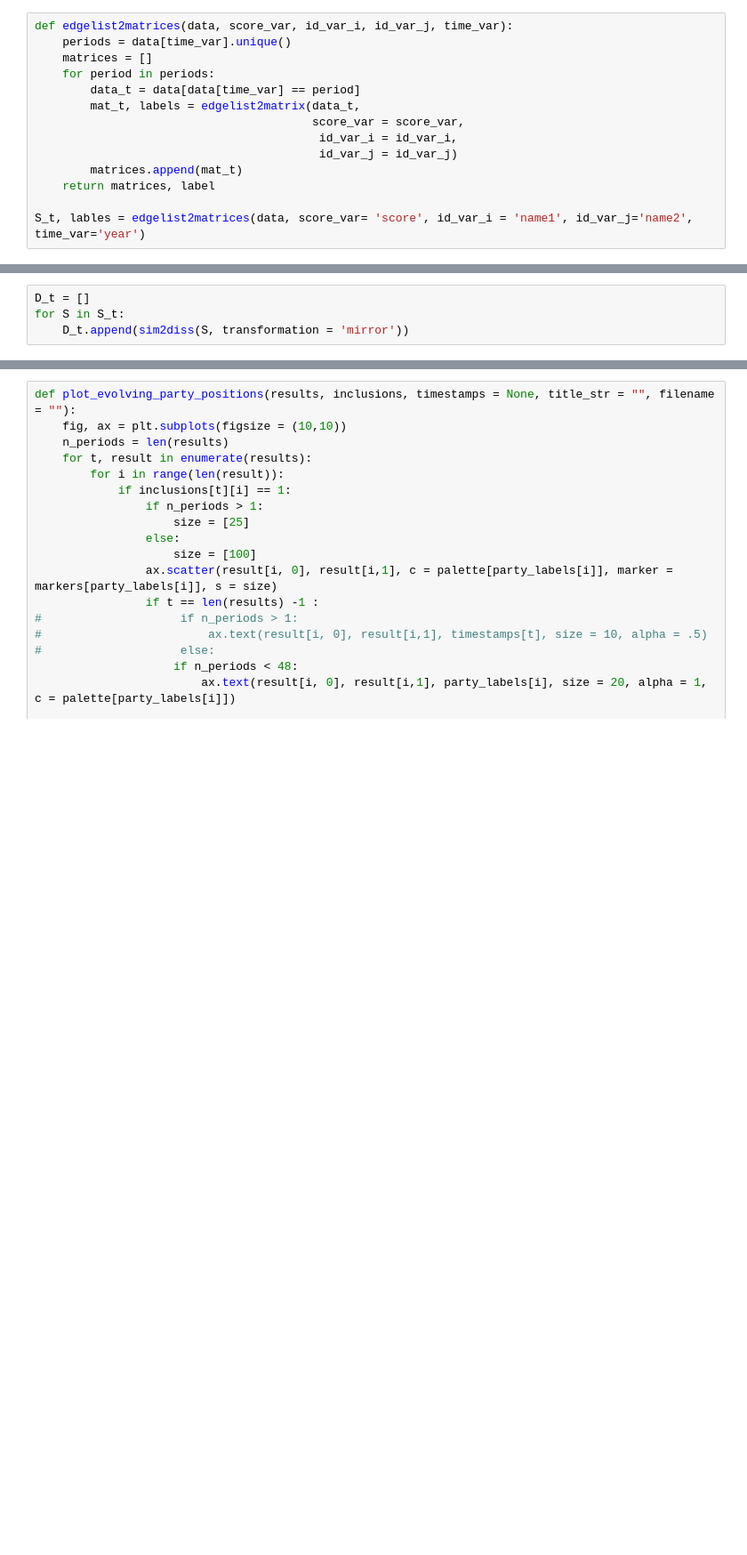
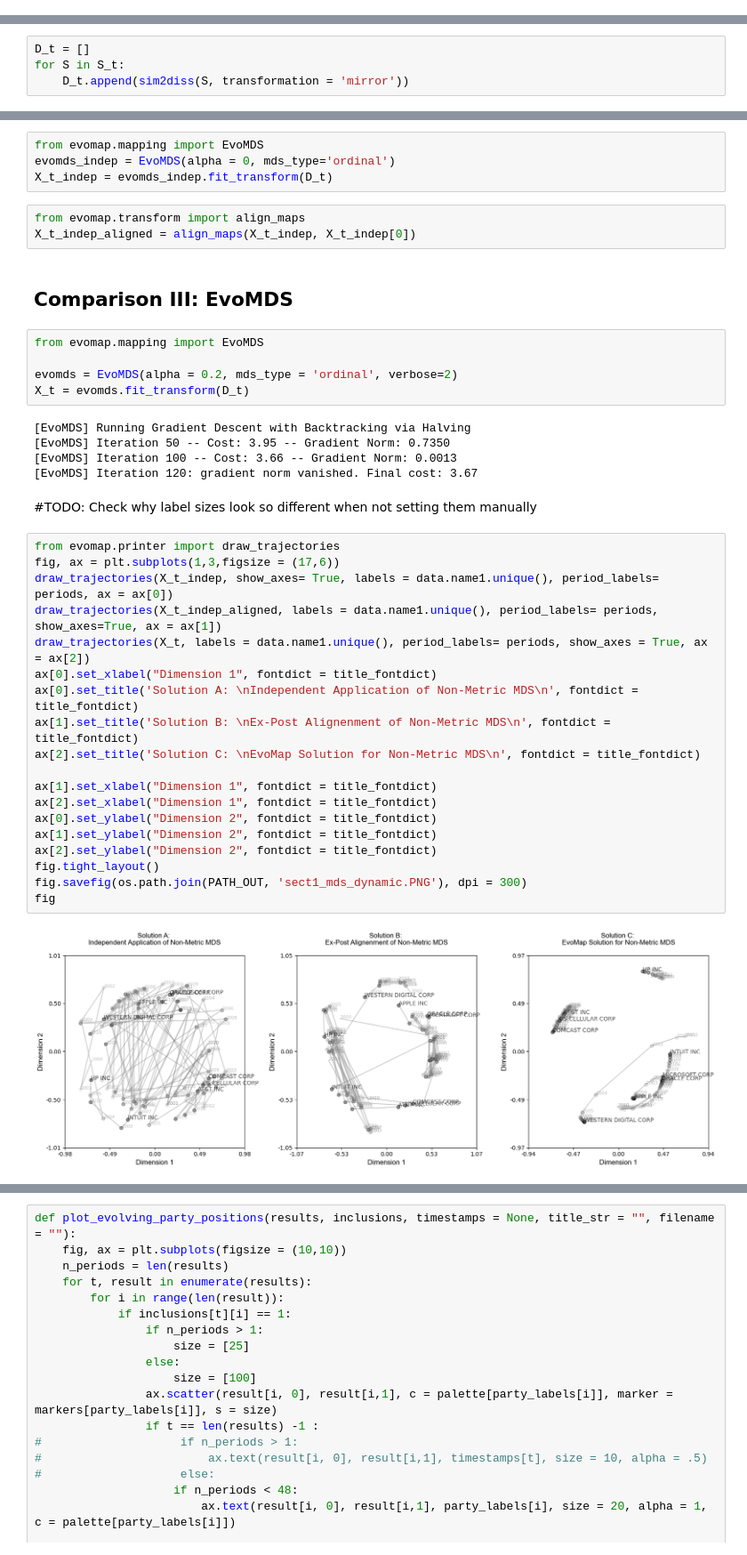
Before and after one commit to mpmatthe/evomap-JSS, a Jupyter notebook: src/evomap-demo.ipynb, the cells around one changed output, grey strips where cells are left out. Shown at 89% size. Saved outputs shown, nothing was run; the diff lists cells and outputs as text; blank space fills up the shorter version.

```diff
--- a/src/evomap-demo.ipynb
+++ b/src/evomap-demo.ipynb
@@ -201,14 +187,0 @@ matrix, label = edgelist2matrix(data, score_var= 'score', id_var_i= 'name1', id_
-# %%
-def edgelist2matrices(data, score_var, id_var_i, id_var_j, time_var):
-    periods = data[time_var].unique()
-    matrices = []
-    for period in periods:
-        data_t = data[data[time_var] == period]
-        mat_t, labels = edgelist2matrix(data_t,
-                                        score_var = score_var,
-                                         id_var_i = id_var_i,
-                                         id_var_j = id_var_j)
-        matrices.append(mat_t)
-    return matrices, label
-
-S_t, lables = edgelist2matrices(data, score_var= 'score', id_var_i = 'name1', id_var_j='name2', time_var='year')
@@ -1231,0 +225,42 @@ fig
+# %%
+from evomap.mapping import EvoMDS
+evomds_indep = EvoMDS(alpha = 0, mds_type='ordinal')
+X_t_indep = evomds_indep.fit_transform(D_t)
+# %%
+from evomap.transform import align_maps
+X_t_indep_aligned = align_maps(X_t_indep, X_t_indep[0])
+# %% [markdown]
+## Comparison III: EvoMDS
+# %%
+from evomap.mapping import EvoMDS
+
+evomds = EvoMDS(alpha = 0.2, mds_type = 'ordinal', verbose=2)
+X_t = evomds.fit_transform(D_t)
+# %% [output]
+[EvoMDS] Running Gradient Descent with Backtracking via Halving
+[EvoMDS] Iteration 50 -- Cost: 3.95 -- Gradient Norm: 0.7350
+[EvoMDS] Iteration 100 -- Cost: 3.66 -- Gradient Norm: 0.0013
+[EvoMDS] Iteration 120: gradient norm vanished. Final cost: 3.67
+# %% [markdown]
+ #TODO: Check why label sizes look so different when not setting them manually
+# %%
+from evomap.printer import draw_trajectories
+fig, ax = plt.subplots(1,3,figsize = (17,6))
+draw_trajectories(X_t_indep, show_axes= True, labels = data.name1.unique(), period_labels= periods, ax = ax[0])
+draw_trajectories(X_t_indep_aligned, labels = data.name1.unique(), period_labels= periods, show_axes=True, ax = ax[1])
+draw_trajectories(X_t, labels = data.name1.unique(), period_labels= periods, show_axes = True, ax = ax[2])
+ax[0].set_xlabel("Dimension 1", fontdict = title_fontdict)
+ax[0].set_title('Solution A: \nIndependent Application of Non-Metric MDS\n', fontdict = title_fontdict)
+ax[1].set_title('Solution B: \nEx-Post Alignenment of Non-Metric MDS\n', fontdict = title_fontdict)
+ax[2].set_title('Solution C: \nEvoMap Solution for Non-Metric MDS\n', fontdict = title_fontdict)
+
+ax[1].set_xlabel("Dimension 1", fontdict = title_fontdict)
+ax[2].set_xlabel("Dimension 1", fontdict = title_fontdict)
+ax[0].set_ylabel("Dimension 2", fontdict = title_fontdict)
+ax[1].set_ylabel("Dimension 2", fontdict = title_fontdict)
+ax[2].set_ylabel("Dimension 2", fontdict = title_fontdict)
+fig.tight_layout()
+fig.savefig(os.path.join(PATH_OUT, 'sect1_mds_dynamic.PNG'), dpi = 300)
+fig
+# %% [output]
+[figure, added]
```
Also changed, not shown: parts of 102 cells of this notebook, 14 other files.
